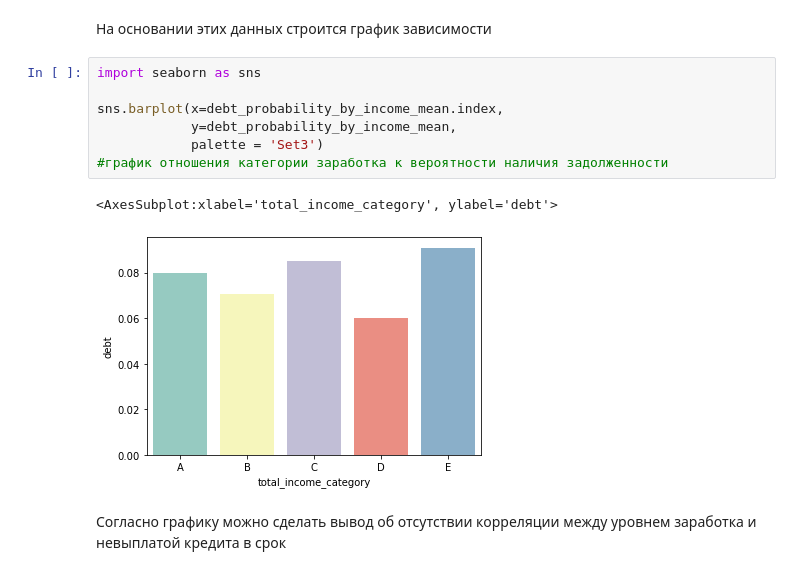
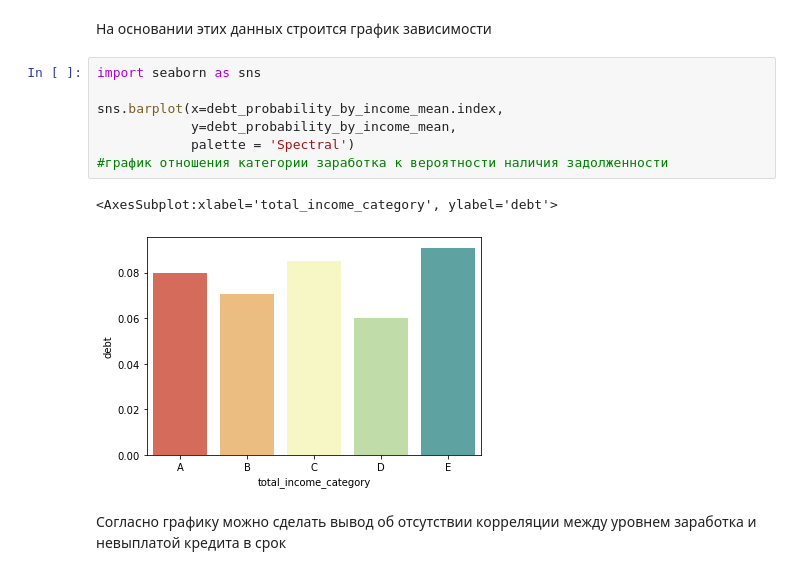
Before and after one commit to Alexman507/yandex_practicum_projects, a Jupyter notebook: borrower_reliability/borrower_reliability.ipynb, the cells around one changed output. Drawn from its saved outputs; the diff is of its cells as text.

```diff
--- a/borrower_reliability/borrower_reliability.ipynb
+++ b/borrower_reliability/borrower_reliability.ipynb
@@ -476,13 +470,13 @@ Name: debt, dtype: float64
 # %%
 import seaborn as sns
 
 sns.barplot(x=debt_probability_by_income_mean.index,
             y=debt_probability_by_income_mean,
-            palette = 'Set3')
+            palette = 'Spectral')
 #график отношения категории заработка к вероятности наличия задолженности
 # %% [output]
 <AxesSubplot:xlabel='total_income_category', ylabel='debt'>
-[figure, old version]
+[figure, new version]
 # %% [markdown]
 Согласно графику можно сделать вывод об отсутствии корреляции между уровнем заработка и невыплатой кредита в срок
 # %% [markdown]
```
Also changed, not shown: parts of 23 cells of this notebook.
